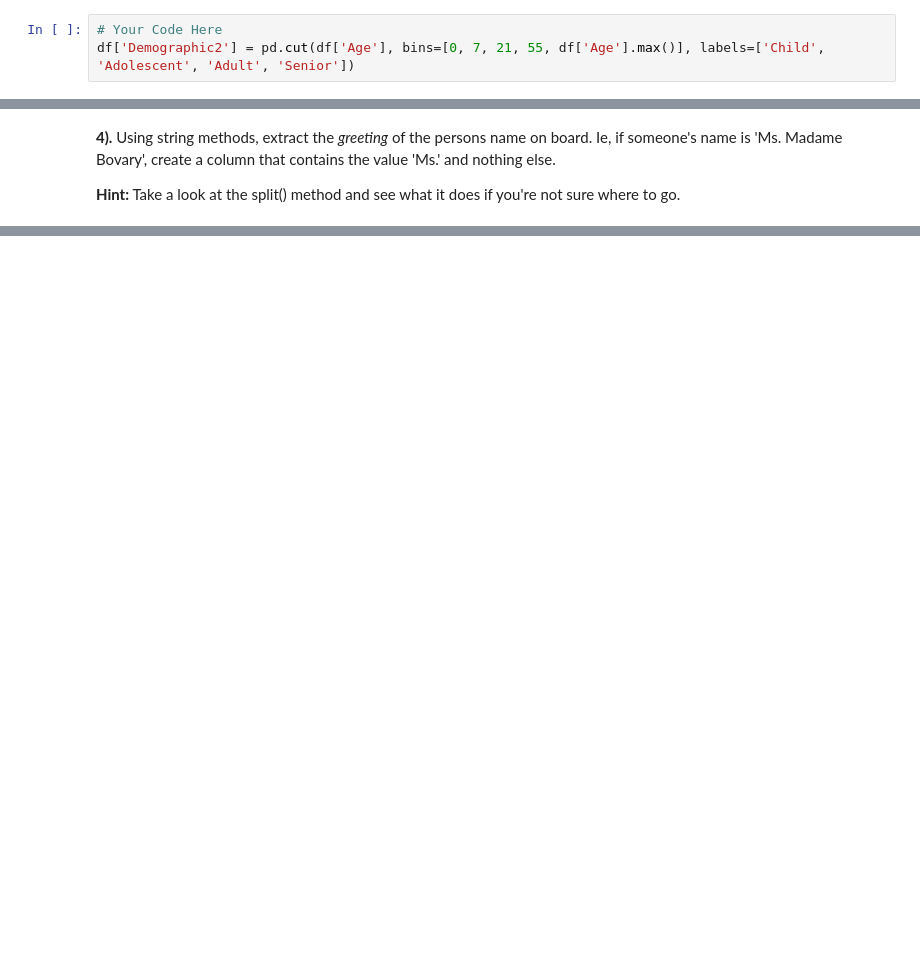
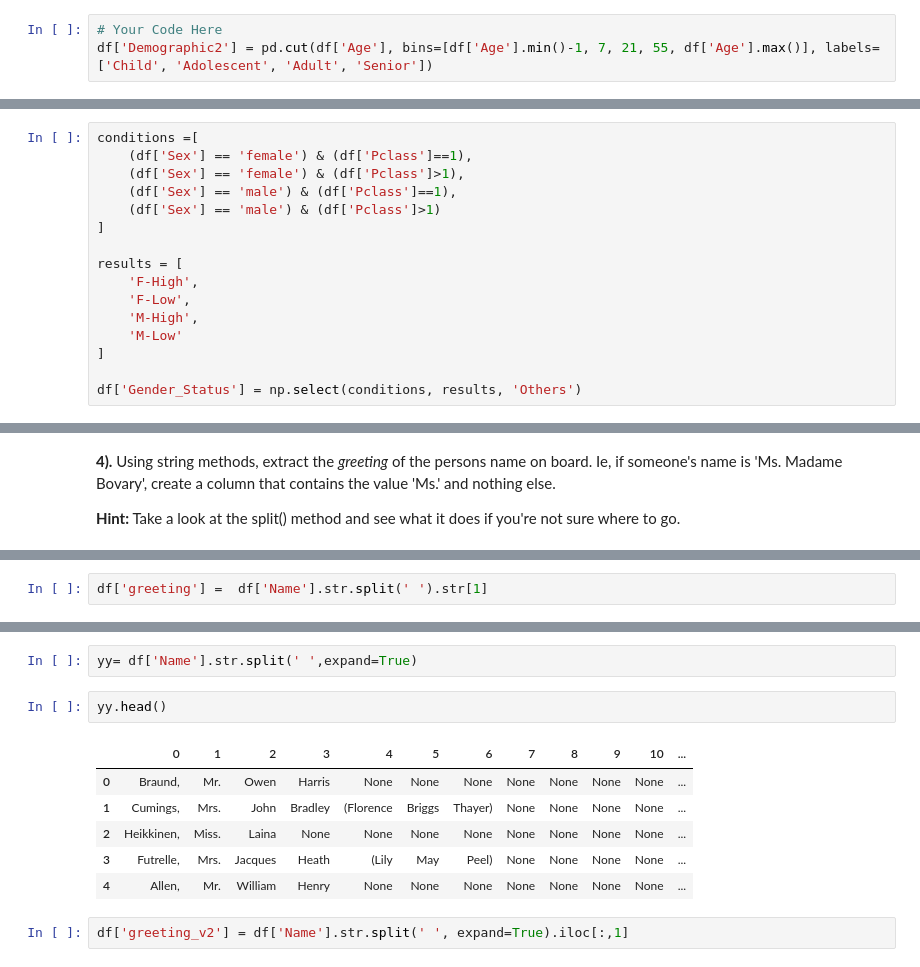
Before and after one commit to alphalex/DAT-06-24, a Jupyter notebook: class material/Unit 2/Lesson 5/labs/exploring-data-lab.ipynb, the cells around one changed output, grey strips where cells are left out. Drawn from its saved outputs; the diff is of its cells as text; blank space fills up the shorter version.

```diff
--- a/class material/Unit 2/Lesson 5/labs/exploring-data-lab.ipynb
+++ b/class material/Unit 2/Lesson 5/labs/exploring-data-lab.ipynb
@@ -268,7 +256,7 @@ df.loc[df.Demographic == 'Child','Age'].sum()
 149.17000000000002
 # %%
 # Your Code Here
-df['Demographic2'] = pd.cut(df['Age'], bins=[0, 7, 21, 55, df['Age'].max()], labels=['Child', 'Adolescent', 'Adult', 'Senior'])
+df['Demographic2'] = pd.cut(df['Age'], bins=[df['Age'].min()-1, 7, 21, 55, df['Age'].max()], labels=['Child', 'Adolescent', 'Adult', 'Senior'])
 # %%
 df['Demographic2'].value_counts()
 # %% [output]
@@ -294,0 +288,16 @@ When you are finished, use .value_counts() to confirm you have the following cou
+# %%
+conditions =[
+    (df['Sex'] == 'female') & (df['Pclass']==1),
+    (df['Sex'] == 'female') & (df['Pclass']>1),
+    (df['Sex'] == 'male') & (df['Pclass']==1),
+    (df['Sex'] == 'male') & (df['Pclass']>1)
+]
+
+results = [
+    'F-High',
+    'F-Low',
+    'M-High',
+    'M-Low'
+]
+
+df['Gender_Status'] = np.select(conditions, results, 'Others')
@@ -300,0 +351,2 @@ When you are finished, use .value_counts() to confirm you have the following cou
+# %%
+df['greeting'] =  df['Name'].str.split(' ').str[1]
@@ -300,0 +362,13 @@ When you are finished, use .value_counts() to confirm you have the following cou
+# %%
+yy= df['Name'].str.split(' ',expand=True)
+# %%
+yy.head()
+# %% [output]
+|  | 0 | 1 | 2 | 3 | 4 | 5 | 6 | 7 | 8 | 9 | 10 | ... |
+| 0 | Braund, | Mr. | Owen | Harris | None | None | None | None | None | None | None | ... |
+| 1 | Cumings, | Mrs. | John | Bradley | (Florence | Briggs | Thayer) | None | None | None | None | ... |
+| 2 | Heikkinen, | Miss. | Laina | None | None | None | None | None | None | None | None | ... |
+| 3 | Futrelle, | Mrs. | Jacques | Heath | (Lily | May | Peel) | None | None | None | None | ... |
+| 4 | Allen, | Mr. | William | Henry | None | None | None | None | None | None | None | ... |
+# %%
+df['greeting_v2'] = df['Name'].str.split(' ', expand=True).iloc[:,1]
```
Also changed, not shown: parts of 19 cells of this notebook, 1 other file.
